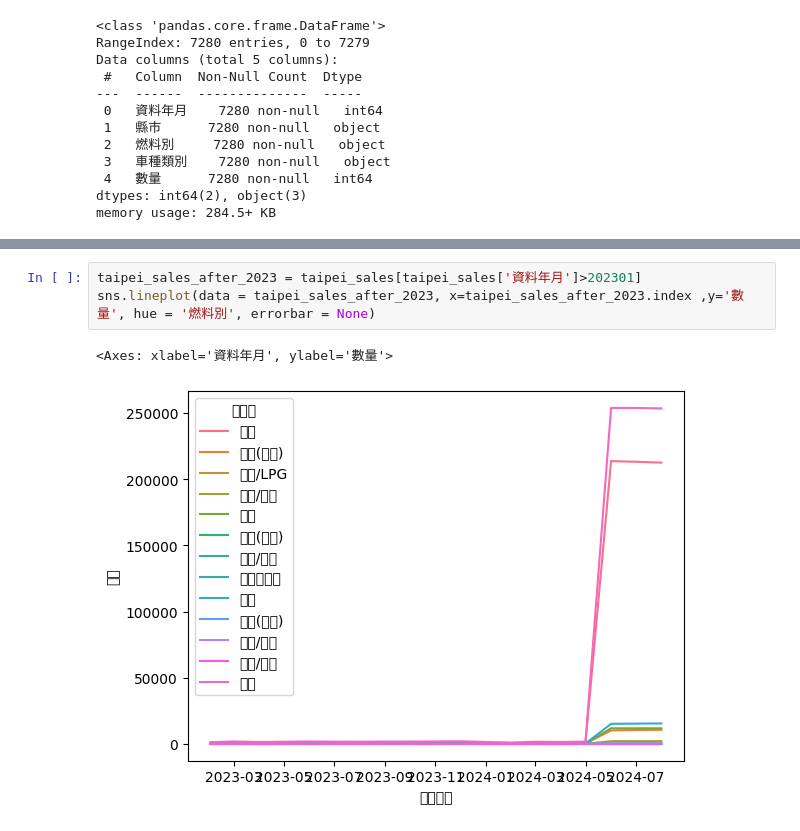
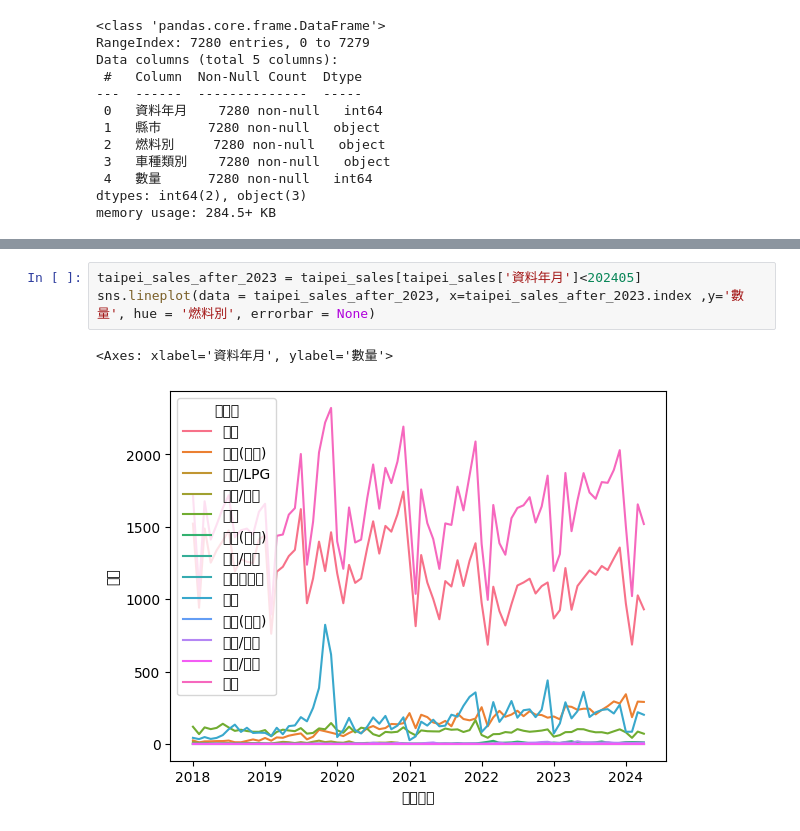
Before and after one commit to lilyleungch/erbscope99, a Jupyter notebook: data_cleansing/data_ploting.ipynb, the cells around one changed output, grey strips where cells are left out. Drawn from its saved outputs; the diff is of its cells as text.

Commit message:
hide data after 202406 in taiwan

```diff
--- a/data_cleansing/data_ploting.ipynb
+++ b/data_cleansing/data_ploting.ipynb
@@ -63,6 +64,6 @@ taipei_sales.sample(20)
 # %%
-taipei_sales_after_2023 = taipei_sales[taipei_sales['資料年月']>202301]
+taipei_sales_after_2023 = taipei_sales[taipei_sales['資料年月']<202405]
 sns.lineplot(data = taipei_sales_after_2023, x=taipei_sales_after_2023.index ,y='數量', hue = '燃料別', errorbar = None)
 # %% [output]
 <Axes: xlabel='資料年月', ylabel='數量'>
-[figure, old version]
+[figure, new version]
```
Also changed, not shown: parts of 5 cells of this notebook.
